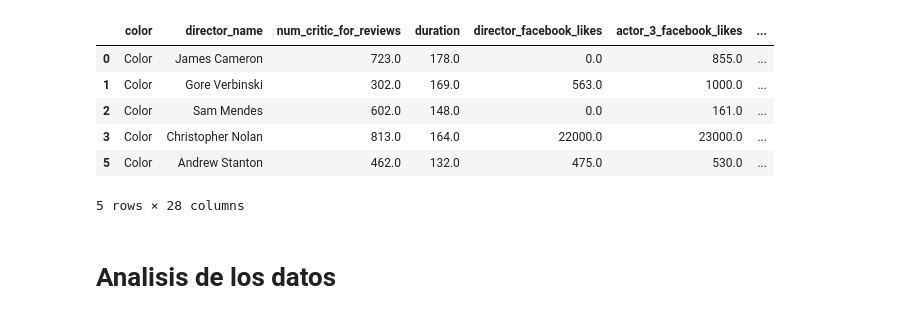
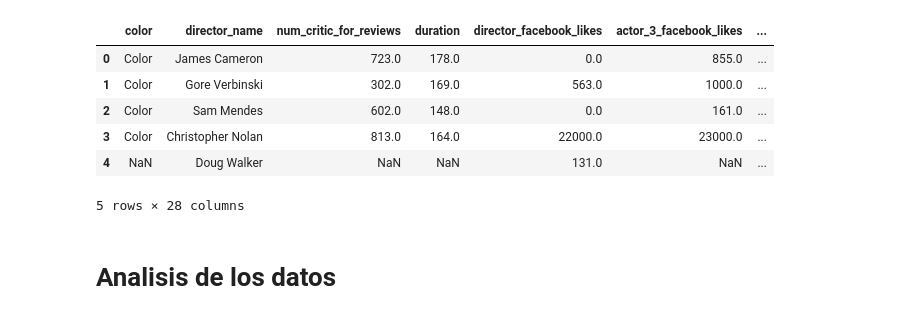
Before and after one commit to 1Pampu/BigData-ML-Proyectos, a Jupyter notebook: Trabajo Final/Trabajo Final.ipynb, the cells around one changed output. Cells and saved outputs as stored; diff of their text form; code cells hidden in the pictures.

```diff
--- a/Trabajo Final/Trabajo Final.ipynb
+++ b/Trabajo Final/Trabajo Final.ipynb
@@ -10,14 +13,13 @@ from sklearn.preprocessing import LabelEncoder
 # %%
-DataFrame = pd.read_csv("https://raw.githubusercontent.com/emmanueliarussi/DataScienceCapstone/master/3_MidtermProjects/ProjectIMDB/data/movie_metadata.csv")
-DataFrame = DataFrame.dropna()
-DataFrame.head()
+df = pd.read_csv("https://raw.githubusercontent.com/emmanueliarussi/DataScienceCapstone/master/3_MidtermProjects/ProjectIMDB/data/movie_metadata.csv")
+df.head()
 # %% [output]
 |  | color | director_name | num_critic_for_reviews | duration | director_facebook_likes | actor_3_facebook_likes | ... |
 | 0 | Color | James Cameron | 723.0 | 178.0 | 0.0 | 855.0 | ... |
 | 1 | Color | Gore Verbinski | 302.0 | 169.0 | 563.0 | 1000.0 | ... |
 | 2 | Color | Sam Mendes | 602.0 | 148.0 | 0.0 | 161.0 | ... |
 | 3 | Color | Christopher Nolan | 813.0 | 164.0 | 22000.0 | 23000.0 | ... |
-| 5 | Color | Andrew Stanton | 462.0 | 132.0 | 475.0 | 530.0 | ... |
+| 4 | NaN | Doug Walker | NaN | NaN | 131.0 | NaN | ... |
 5 rows × 28 columns
 # %% [markdown]
 # Analisis de los datos
```
Also changed, not shown: parts of 94 cells of this notebook.
